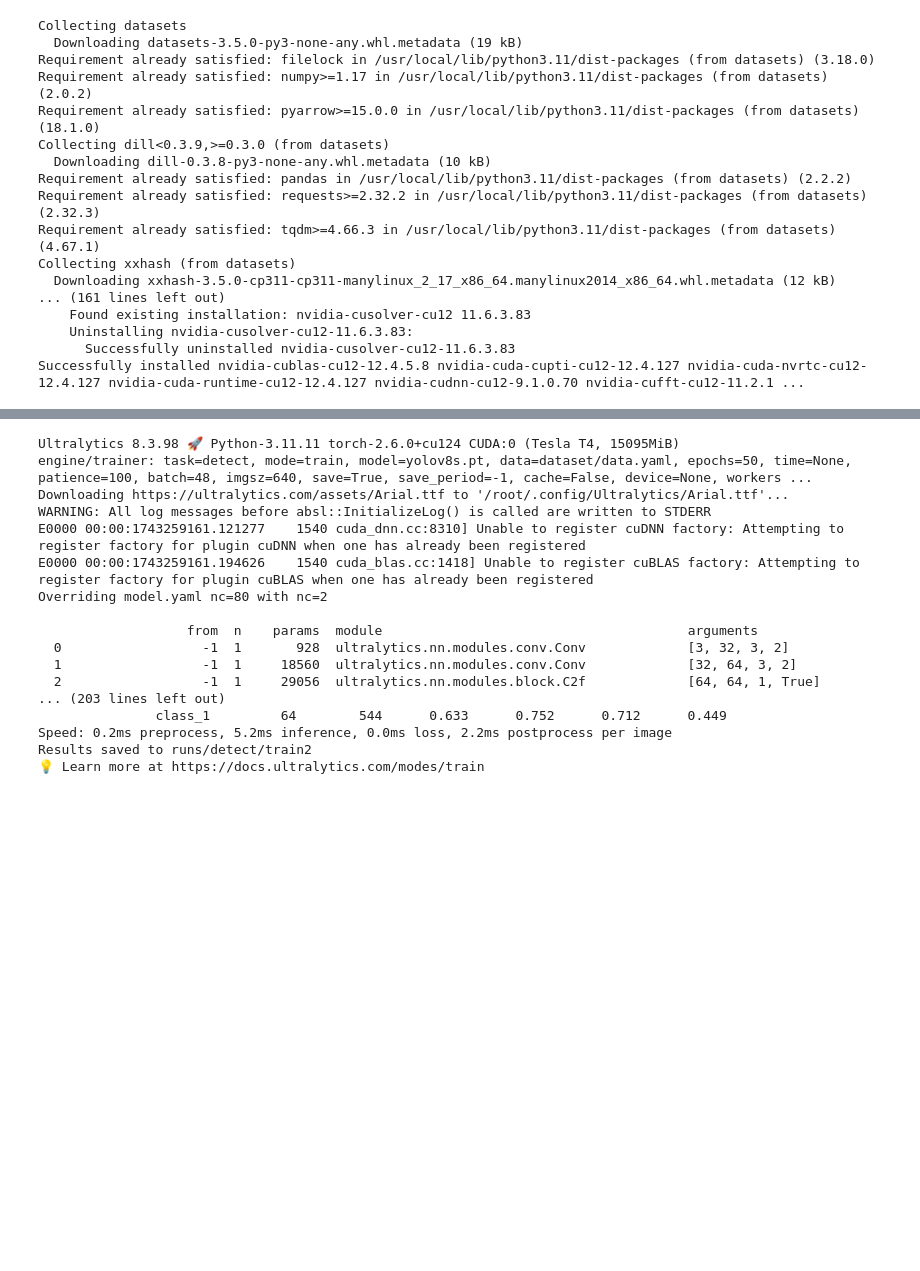
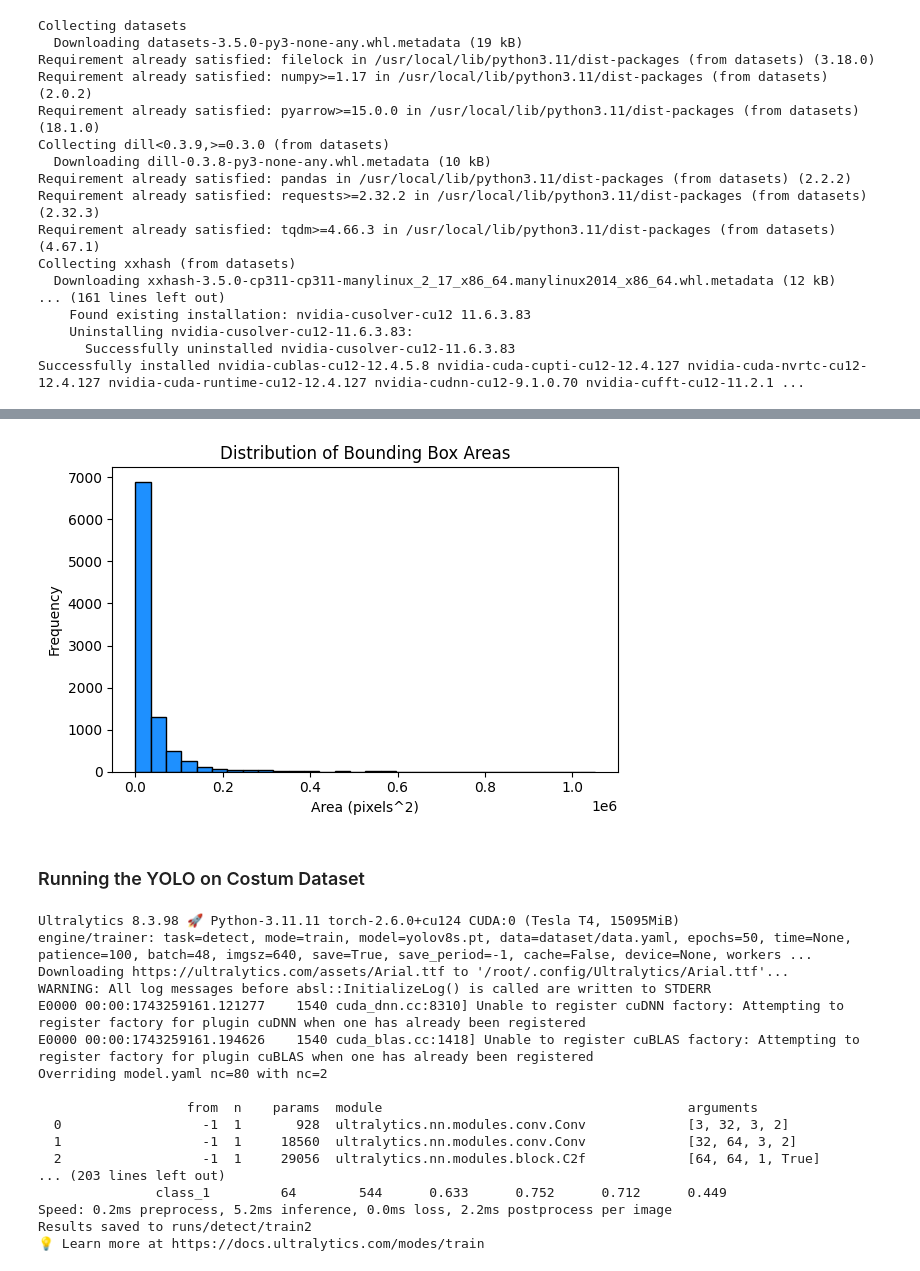
Before and after one commit to Epicguest97/humanAI, a Jupyter notebook: Yolo_finetuning.ipynb, the cells around one changed output, grey strips where cells are left out. Cells and saved outputs as stored; diff of their text form; code cells hidden in the pictures; blank space fills up the shorter version.

```diff
--- a/Yolo_finetuning.ipynb
+++ b/Yolo_finetuning.ipynb
@@ -91,3 +135,24 @@ Please note that authentication is recommended but still optional to access publ
+# %%
+import numpy as np
+
+box_sizes = []
+
+for ex in ds['train']:
+    for box in ex['bboxes']:
+        _, _, w, h = box
+        box_sizes.append(w * h)
+
+plt.figure(figsize=(6,4))
+plt.hist(box_sizes, bins=30, color='dodgerblue', edgecolor='black')
+plt.title("Distribution of Bounding Box Areas")
+plt.xlabel("Area (pixels^2)")
+plt.ylabel("Frequency")
+plt.tight_layout()
+plt.show()
+# %% [output]
+[figure, added]
+# %% [markdown]
+### Running the YOLO on Costum Dataset
 # %%
 !yolo task=detect mode=train data=dataset/data.yaml model=yolov8s.pt epochs=50 imgsz=640 batch=48 save=True
 # %% [output]
```
Also changed, not shown: parts of 9 cells of this notebook.
